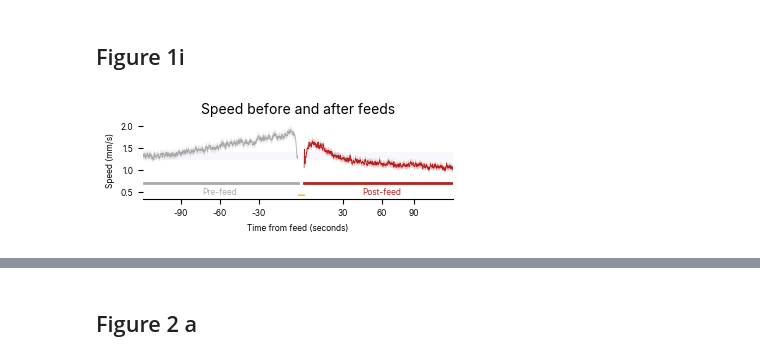
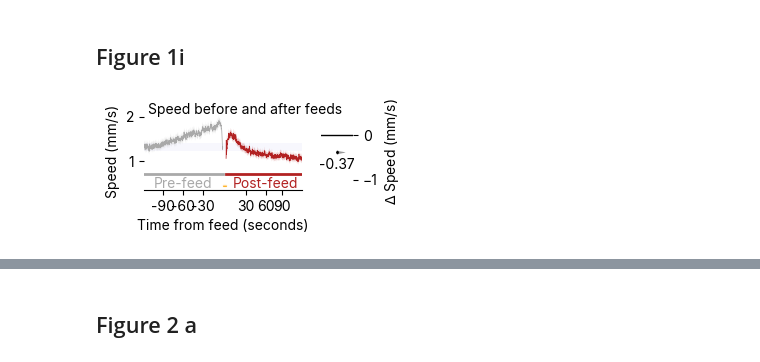
Before and after one commit to sangyu/Holophenotype5HT, a Jupyter notebook: nbs/01_Figures/01_Setup.ipynb, the cells around one changed output, grey strips where cells are left out. Cells and saved outputs as stored; diff of their text form; code cells hidden in the pictures.

```diff
--- a/nbs/01_Figures/01_Setup.ipynb
+++ b/nbs/01_Figures/01_Setup.ipynb
@@ -50,16 +50,14 @@ cm = W1118Dark_ele.cm
 # %% [markdown]
 ## Figure 1 e-g
 # %%
-setFont('inter', 9)
-
+setFont('inter', 11)
 WTStarvedPalette = {'0':sns.color_palette("magma")[5], '24':sns.color_palette("magma")[3], '48':sns.color_palette("magma")[1]}
 
 a, b, c = W1118Dark_ele.plotStacked(endMin = 120, metricsToStack = ['Speed', 'Volume'], colorBy = 'Starvedhrs',
                           customPalette = WTStarvedPalette,
-                                    figsize = [14*cm, 20*cm], dotratio = 30, plotNonFeeders=True, dotbase=1, ribbonLegend = True)
+                                    figsize = [14*cm, 15*cm], dotratio = 30, plotNonFeeders=True, dotbase=1, ribbonLegend = True)
 [a.axes[i].grid(visible=None) for i in range(-3, -1)]
 
-a.axes[0].legend()
 for i in range(2):
     a.axes[i].set_ylabel(a.axes[i].get_ylabel(), font = 'inter', fontsize = 10)
     a.axes[i].set_xlabel(a.axes[i].get_xlabel(), font = 'inter', fontsize = 10)
@@ -145,6 +138,8 @@ No artists with labels found to put in legend.  Note that artists whose label st
 # %% [markdown]
 ## Figure 1i
 # %%
+setFont('inter',10)
+
 def flyIDConvert(inputFlyID, summary, F2C = True):
     if F2C:
         feedLogDate = inputFlyID.split('_')[0]+ '_'+ inputFlyID.split('_')[1]
@@ -161,50 +156,71 @@ def flyIDConvert(inputFlyID, summary, F2C = True):
             flyID = inputFlyID.split('_')[2].split('Ch')[2]
             outputFlyID = feedLogDate+'_Chamber'+flyID+'_Obj1'
         except ValueError:
             print("This countlog doesn't exist.")
     return outputFlyID
 
 preSpeedDf = pd.DataFrame(np.nan, index=range(0, 2401), columns=W1118Dark_ele.feedsRevisedDf.dropna().index)
 postSpeedDf = pd.DataFrame(np.nan, index=range(2501, 4902), columns=W1118Dark_ele.feedsRevisedDf.dropna().index)
 
 for i in range(len(W1118Dark_ele.feedsRevisedDf.dropna())):
     fly = W1118Dark_ele.feedsRevisedDf.iloc[i]
     countLogFly = flyIDConvert(fly['ChamberID'], W1118Dark_ele.experimentSummary, F2C = True)
     column = W1118Dark_ele.countLogDf.filter(regex = countLogFly +'_V' )
     preStretch = column[fly['startMonitorIdx']: fly['startFeedIdx']].values
     preSpeedDf.iloc[(2401-len(preStretch))::, i] = preStretch.flatten()
     postStretch = column[fly['endFeedIdxRevised']: fly['endMonitorIdx']].values
     if len(postStretch)<=2401:
         postSpeedDf.iloc[0:len(postStretch), i] = postStretch.flatten()
 
 
 n = len(preSpeedDf.columns)
 preplus = preSpeedDf.mean(axis = 1) + preSpeedDf.std(axis = 1)/np.sqrt(n)*1.96
 preminus = preSpeedDf.mean(axis = 1) - preSpeedDf.std(axis = 1)/np.sqrt(n)*1.96
 postplus = postSpeedDf.mean(axis = 1) + postSpeedDf.std(axis = 1)/np.sqrt(n)*1.96
 postminus = postSpeedDf.mean(axis = 1) - postSpeedDf.std(axis = 1)/np.sqrt(n)*1.96
 duringplus = W1118Dark_ele.feedsRevisedDf['duringFeedSpeed_mm/s'].mean() + W1118Dark_ele.feedsRevisedDf['duringFeedSpeed_mm/s'].std()/np.sqrt(n)*1.96
 duringminus =W1118Dark_ele.feedsRevisedDf['duringFeedSpeed_mm/s'].mean() - W1118Dark_ele.feedsRevisedDf['duringFeedSpeed_mm/s'].std()/np.sqrt(n)*1.96
 
 
-speedRibbon = plt.figure(figsize = (4, 1))
-plt.fill_between([preSpeedDf.index[10],postSpeedDf.index[-1]] , y1 =[ preminus[10], preminus[10]], y2=[preplus[10], preplus[10]], alpha = 0.3, facecolor = 'lavender')
-plt.fill_between(preSpeedDf.index, y1 = preminus, y2=preplus, alpha = 0.3, facecolor = 'darkgray')
-plt.plot(preSpeedDf.index, preSpeedDf.mean(axis = 1), linewidth = 0.5, color = 'darkgray')
-plt.fill_between(postSpeedDf.index, y1 = postminus, y2=postplus, alpha = 0.3, facecolor = 'firebrick')
-plt.plot(postSpeedDf.index, postSpeedDf.mean(axis = 1), linewidth = 0.5, color = 'firebrick')
-plt.fill_between(x = [2401, 2501], y1 = [duringminus, duringminus], y2 = [duringplus, duringplus], color = 'orange', alpha = 0.3)
-plt.plot([2401, 2501], [W1118Dark_ele.feedsRevisedDf['duringFeedSpeed_mm/s'].mean(), W1118Dark_ele.feedsRevisedDf['duringFeedSpeed_mm/s'].mean()], linewidth = 0.5, color = 'orange')
-plt.xlim([10, 4800])
-plt.xticks([600, 1200, 1800, 3100, 3700,  4200], ['-90', '-60', '-30', '30', '60', '90'])
-plt.plot([20, 2401], [.7, .7], linewidth = 2, color = 'darkgray')
-plt.plot([2501, 4800], [.7, .7], linewidth = 2, color = 'firebrick')
-plt.text(1200, .45, 'Pre-feed', ha = 'center', color = 'darkgray')
-plt.text(3700, .45,'Post-feed', ha = 'center', color = 'firebrick')
-plt.title('Speed before and after feeds', fontsize = 10)
-plt.xlabel('Time from feed (seconds)')
-plt.ylabel('Speed (mm/s)')
-speedRibbon.axes[0].spines[['right', 'top', 'left']].set_visible(False)
-speedRibbon.savefig(W1118Dark_ele.outputFolder+'/perifeedspeedribbon.svg', bbox_inches='tight', pad_inches=0)
+speedRibbon, axes = plt.subplots(1, 2,figsize = (2.7, 1), gridspec_kw={'width_ratios': [5, 1]})
+axes[0].fill_between([preSpeedDf.index[10],postSpeedDf.index[-1]] , y1 =[ preminus[10], preminus[10]], y2=[preplus[10], preplus[10]], alpha = 0.3, facecolor = 'lavender')
+axes[0].fill_between(preSpeedDf.index, y1 = preminus, y2=preplus, alpha = 0.3, facecolor = 'darkgray')
+axes[0].plot(preSpeedDf.index, preSpeedDf.mean(axis = 1), linewidth = 0.5, color = 'darkgray')
+axes[0].fill_between(postSpeedDf.index, y1 = postminus, y2=postplus, alpha = 0.3, facecolor = 'firebrick')
+axes[0].plot(postSpeedDf.index, postSpeedDf.mean(axis = 1), linewidth = 0.5, color = 'firebrick')
+axes[0].fill_between(x = [2401, 2501], y1 = [duringminus, duringminus], y2 = [duringplus, duringplus], color = 'orange', alpha = 0.3)
+axes[0].plot([2401, 2501], [W1118Dark_ele.feedsRevisedDf['duringFeedSpeed_mm/s'].mean(), W1118Dark_ele.feedsRevisedDf['duringFeedSpeed_mm/s'].mean()], linewidth = 0.5, color = 'orange')
+axes[0].set_xlim([10, 4800])
+axes[0].set_xticks([600, 1200, 1800, 3100, 3700,  4200], ['-90', '-60', '-30', '30', '60', '90'])
+axes[0].plot([20, 2401], [.7, .7], linewidth = 2, color = 'darkgray')
+axes[0].plot([2501, 4800], [.7, .7], linewidth = 2, color = 'firebrick')
+axes[0].text(1200, .4, 'Pre-feed', ha = 'center', color = 'darkgray')
+axes[0].text(3700, .4,'Post-feed', ha = 'center', color = 'firebrick')
+axes[0].set_xlabel('Time from feed (seconds)')
+axes[0].set_ylabel('Speed (mm/s)')
+speedRibbon.suptitle('Speed before and after feeds', fontsize = 10)
+setFont('inter',10)
+
+axes[0].spines[['right', 'top', 'left']].set_visible(False)
+axes[1].spines[['right', 'top', 'bottom', 'left']].set_visible(False)
+speeds = pd.DataFrame({'id': range(len(preSpeedDf.mean(axis = 0))), 'pre': preSpeedDf.mean(axis = 0), 'post': postSpeedDf.mean(axis = 0)})
+contrast = dabest.load(speeds, idx = ('pre', 'post'), paired = 'baseline', id_col = 'id')
+default_violinplot_kwargs = {'widths':0.5, 'vert':True, 'showextrema':False, 'showmedians':False}
+v = axes[1].violinplot(contrast.mean_diff.results.bootstraps[0], **default_violinplot_kwargs)
+dabest.plot_tools.halfviolin(v, alpha = 0.4)
+axes[1].plot([.5, 1.5], [0, 0], 'k', linewidth = 1)
+axes[1].plot(1, contrast.mean_diff.results.difference[0], 'k.', markersize = 2)
+axes[1].plot([1, 1], [contrast.mean_diff.results.bca_low[0], contrast.mean_diff.results.bca_high[0]], 'k', linewidth = 1)
+axes[1].set_xlim(.5, 1.5)
+axes[1].set_xticklabels(['$\Delta$ Speed'], ha = 'right')
+axes[1].set_ylim(axes[0].get_ylim()-speeds['pre'].mean())
+axes[1].yaxis.set_label_position("right")
+axes[1].yaxis.tick_right()
+axes[1].set_ylabel('$\Delta$ Speed (mm/s)')
+axes[1].set_xticks([])
+axes[1].set_xticks([])
+axes[1].spines[['right', 'top', 'bottom', 'left']].set_visible(False)
+axes[1].text(1, -.5, '%.2f' % contrast.mean_diff.results.difference[0], va = 'top', ha = 'center')
+speedRibbon.savefig(figurepath + '/perifeedspeedribbon.svg', bbox_inches='tight', pad_inches=0)
 # %% [output]
-[figure, old version]
+[figure, new version]
```
Also changed, not shown: parts of 13 cells of this notebook, 3 other files.
